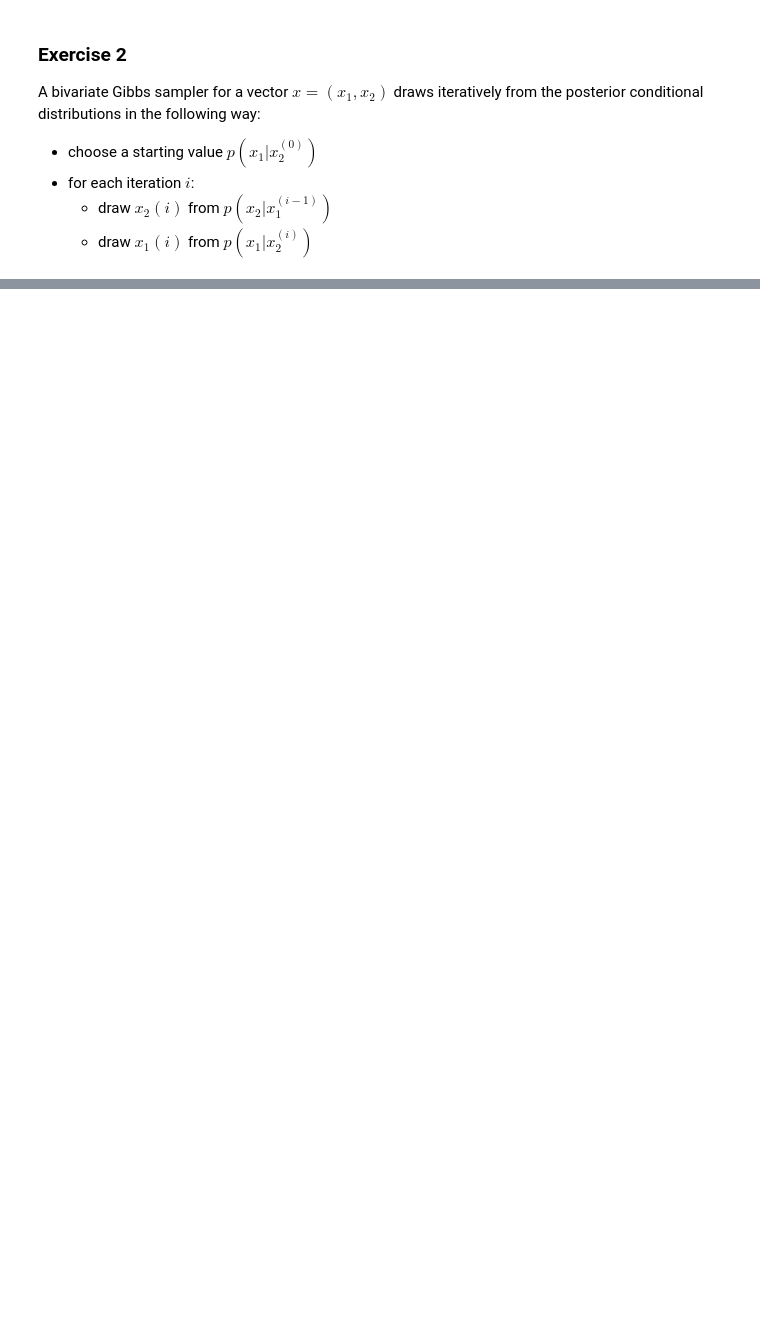
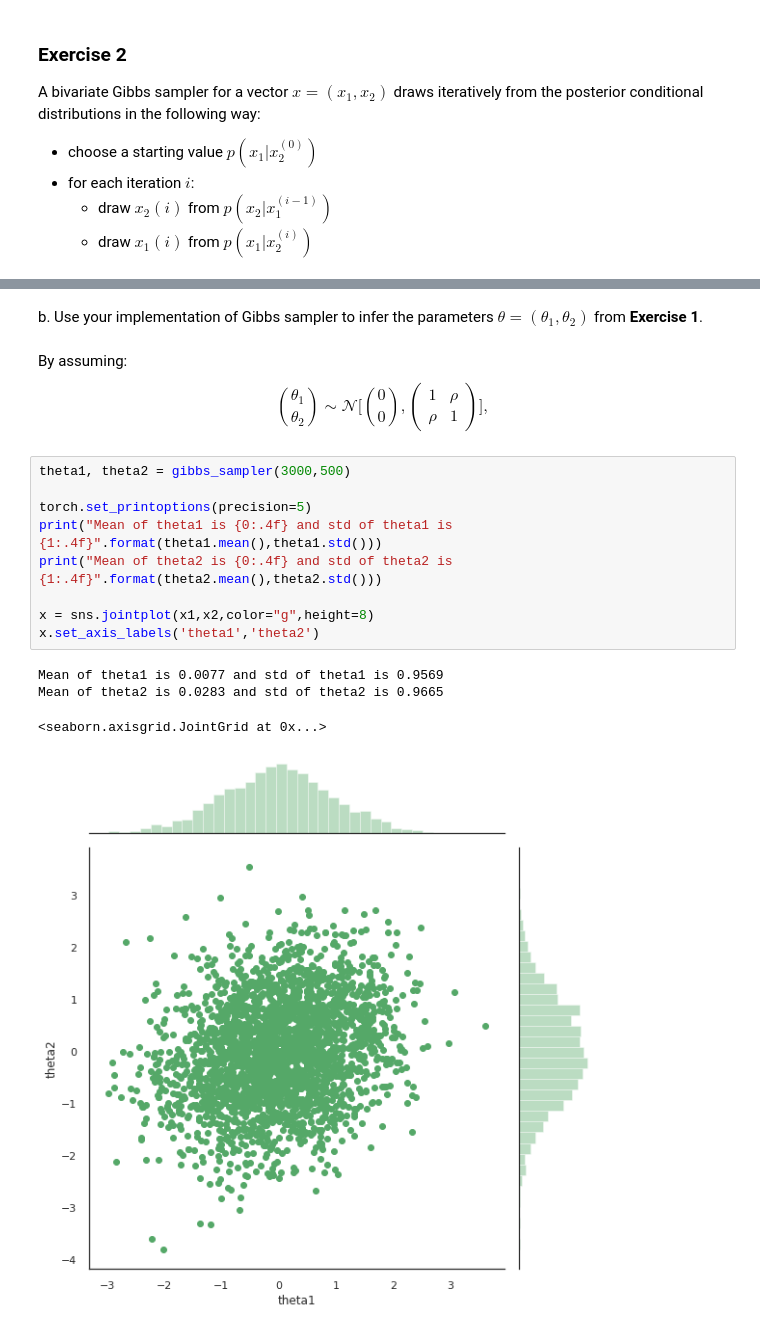
Before and after one commit to demirbilek95/statistical-machine-learning, a Jupyter notebook: homeworks/homework_04.ipynb, the cells around one changed output, grey strips where cells are left out. Drawn from its saved outputs; the diff is of its cells as text; blank space fills up the shorter version.

```diff
--- a/homeworks/homework_04.ipynb
+++ b/homeworks/homework_04.ipynb
@@ -240,0 +305,22 @@ b. Use your implementation of Gibbs sampler to infer the parameters $\theta=(\th
+# %% [markdown]
+
+b. Use your implementation of Gibbs sampler to infer the parameters $\theta=(\theta_1,\theta_2)$ from **Exercise 1**.
+# %% [markdown]
+By assuming:
+$$
+{\theta_1 \choose \theta_2} \sim \mathcal{N} \Bigg[ {0 \choose 0} , \begin{pmatrix} 1 & \rho \\ \rho & 1 \end{pmatrix} \Bigg],
+$$
+# %%
+theta1, theta2 = gibbs_sampler(3000,500)
+
+torch.set_printoptions(precision=5)
+print("Mean of theta1 is {0:.4f} and std of theta1 is {1:.4f}".format(theta1.mean(),theta1.std()))
+print("Mean of theta2 is {0:.4f} and std of theta2 is {1:.4f}".format(theta2.mean(),theta2.std()))
+
+x = sns.jointplot(x1,x2,color="g",height=8)
+x.set_axis_labels('theta1','theta2')
+# %% [output]
+Mean of theta1 is 0.0077 and std of theta1 is 0.9569
+Mean of theta2 is 0.0283 and std of theta2 is 0.9665
+<seaborn.axisgrid.JointGrid at 0x...>
+[figure, added]
```
Also changed, not shown: parts of 10 cells of this notebook, 1 other file.
